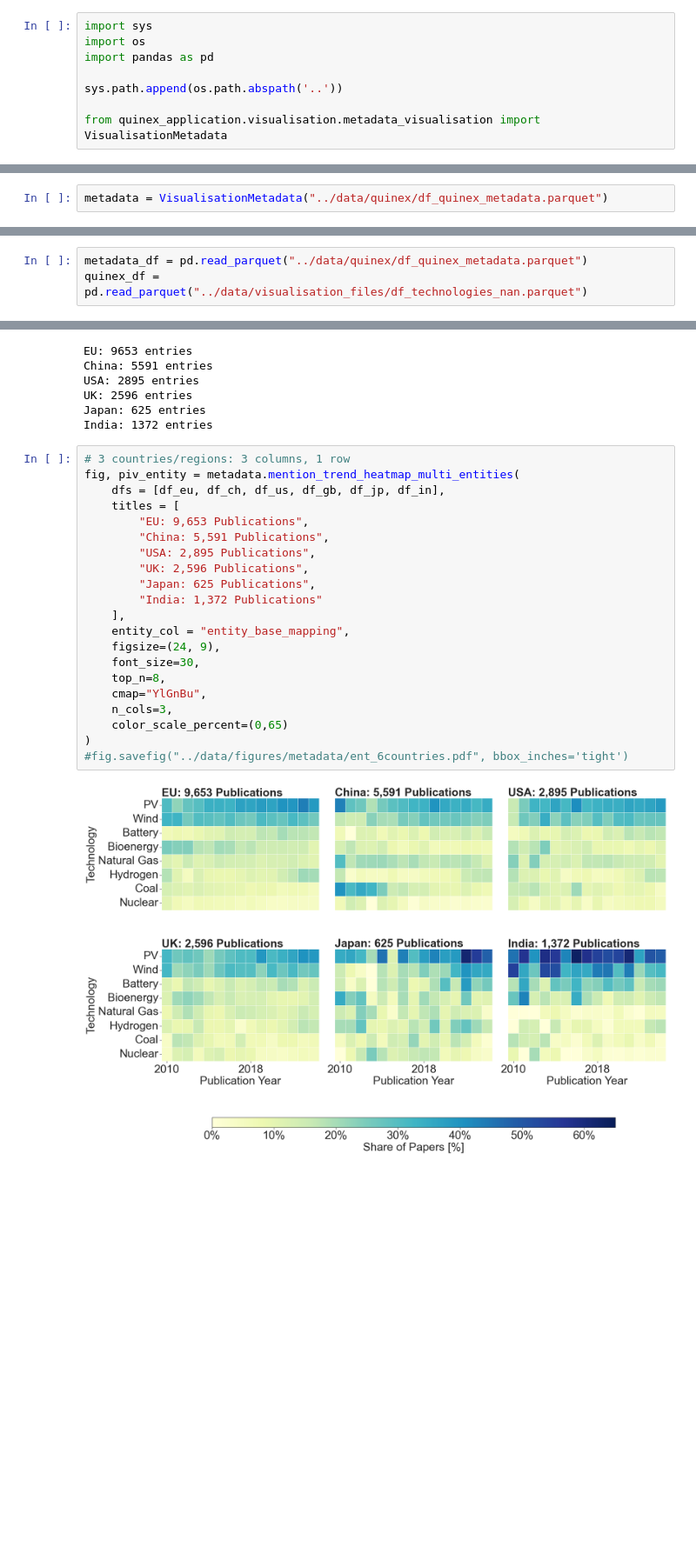
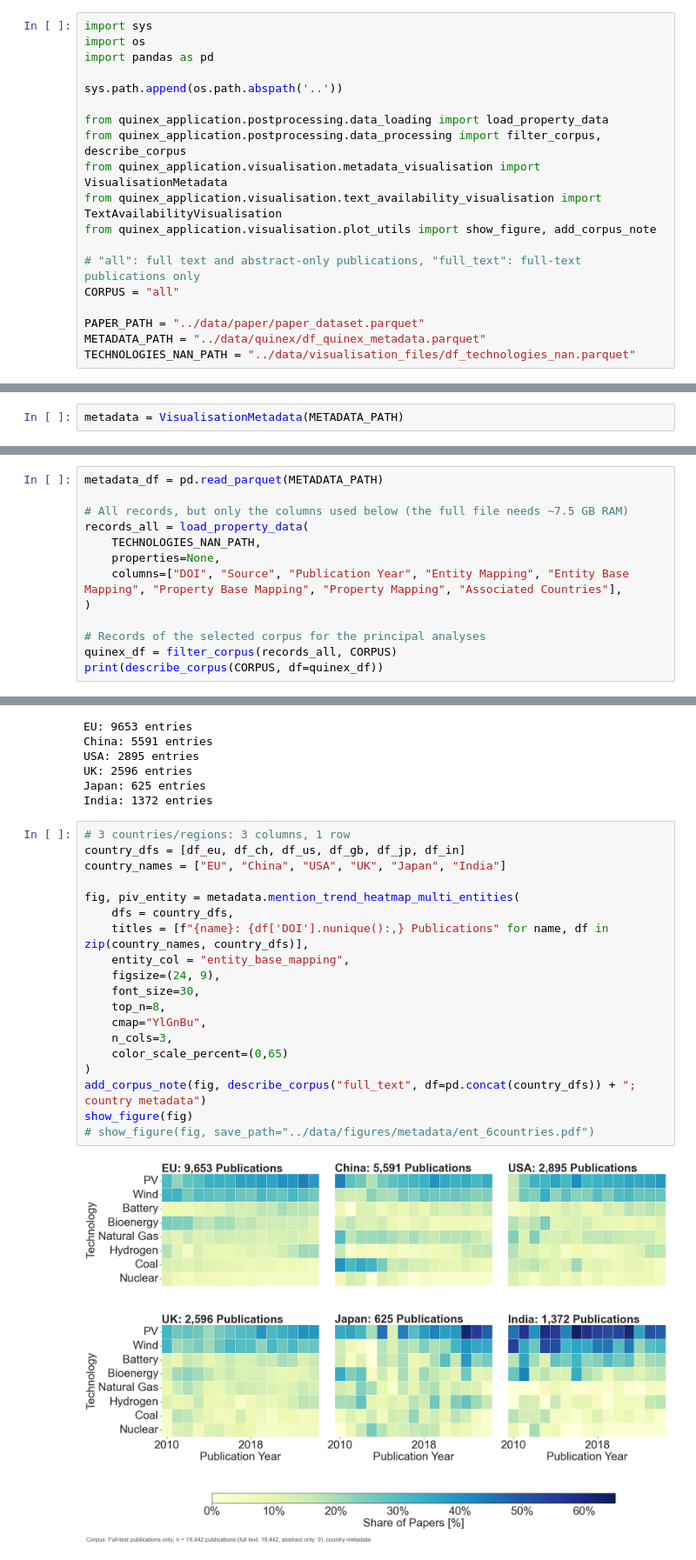
Before and after one commit to FZJ-IEK3-VSA/quinex-energy-system-studies, a Jupyter notebook: notebooks/Step4_MetadataVisualisation.ipynb, the cells around one changed output, grey strips where cells are left out. Shown at 87% size. Saved outputs shown, nothing was run; the diff lists cells and outputs as text; blank space fills up the shorter version.

```diff
--- a/notebooks/Step4_MetadataVisualisation.ipynb
+++ b/notebooks/Step4_MetadataVisualisation.ipynb
@@ -5,4 +5,15 @@ import pandas as pd
 
 sys.path.append(os.path.abspath('..'))
 
+from quinex_application.postprocessing.data_loading import load_property_data
+from quinex_application.postprocessing.data_processing import filter_corpus, describe_corpus
 from quinex_application.visualisation.metadata_visualisation import VisualisationMetadata
+from quinex_application.visualisation.text_availability_visualisation import TextAvailabilityVisualisation
+from quinex_application.visualisation.plot_utils import show_figure, add_corpus_note
+
+# "all": full text and abstract-only publications, "full_text": full-text publications only
+CORPUS = "all"
+
+PAPER_PATH = "../data/paper/paper_dataset.parquet"
+METADATA_PATH = "../data/quinex/df_quinex_metadata.parquet"
+TECHNOLOGIES_NAN_PATH = "../data/visualisation_files/df_technologies_nan.parquet"
@@ -9,5 +22,5 @@ from quinex_application.visualisation.metadata_visualisation import Visualisatio
 # %%
-metadata = VisualisationMetadata("../data/quinex/df_quinex_metadata.parquet")
+metadata = VisualisationMetadata(METADATA_PATH)
 # %% [markdown]
 # **Load Data**
 # %%
@@ -16,3 +30,13 @@ df_paper = df_paper[df_paper["Quinex"] == True]
 # %%
-metadata_df = pd.read_parquet("../data/quinex/df_quinex_metadata.parquet")
-quinex_df = pd.read_parquet("../data/visualisation_files/df_technologies_nan.parquet")
+metadata_df = pd.read_parquet(METADATA_PATH)
+
+# All records, but only the columns used below (the full file needs ~7.5 GB RAM)
+records_all = load_property_data(
+    TECHNOLOGIES_NAN_PATH,
+    properties=None,
+    columns=["DOI", "Source", "Publication Year", "Entity Mapping", "Entity Base Mapping", "Property Base Mapping", "Property Mapping", "Associated Countries"],
+)
+
+# Records of the selected corpus for the principal analyses
+quinex_df = filter_corpus(records_all, CORPUS)
+print(describe_corpus(CORPUS, df=quinex_df))
@@ -107,24 +172,22 @@ Japan: 625 entries
 India: 1372 entries
 # %%
 # 3 countries/regions: 3 columns, 1 row
+country_dfs = [df_eu, df_ch, df_us, df_gb, df_jp, df_in]
+country_names = ["EU", "China", "USA", "UK", "Japan", "India"]
+
 fig, piv_entity = metadata.mention_trend_heatmap_multi_entities(
-    dfs = [df_eu, df_ch, df_us, df_gb, df_jp, df_in],
-    titles = [
-        "EU: 9,653 Publications",
-        "China: 5,591 Publications",
-        "USA: 2,895 Publications",
-        "UK: 2,596 Publications",
-        "Japan: 625 Publications",
-        "India: 1,372 Publications"
-    ],
+    dfs = country_dfs,
+    titles = [f"{name}: {df['DOI'].nunique():,} Publications" for name, df in zip(country_names, country_dfs)],
     entity_col = "entity_base_mapping",
     figsize=(24, 9),
     font_size=30,
     top_n=8,
     cmap="YlGnBu",
     n_cols=3,
     color_scale_percent=(0,65)
 )
-#fig.savefig("../data/figures/metadata/ent_6countries.pdf", bbox_inches='tight')
+add_corpus_note(fig, describe_corpus("full_text", df=pd.concat(country_dfs)) + "; country metadata")
+show_figure(fig)
+# show_figure(fig, save_path="../data/figures/metadata/ent_6countries.pdf")
 # %% [output]
-[figure, old version]
+[figure, new version]
```
Also changed, not shown: parts of 12 cells of this notebook, 11 other files.
